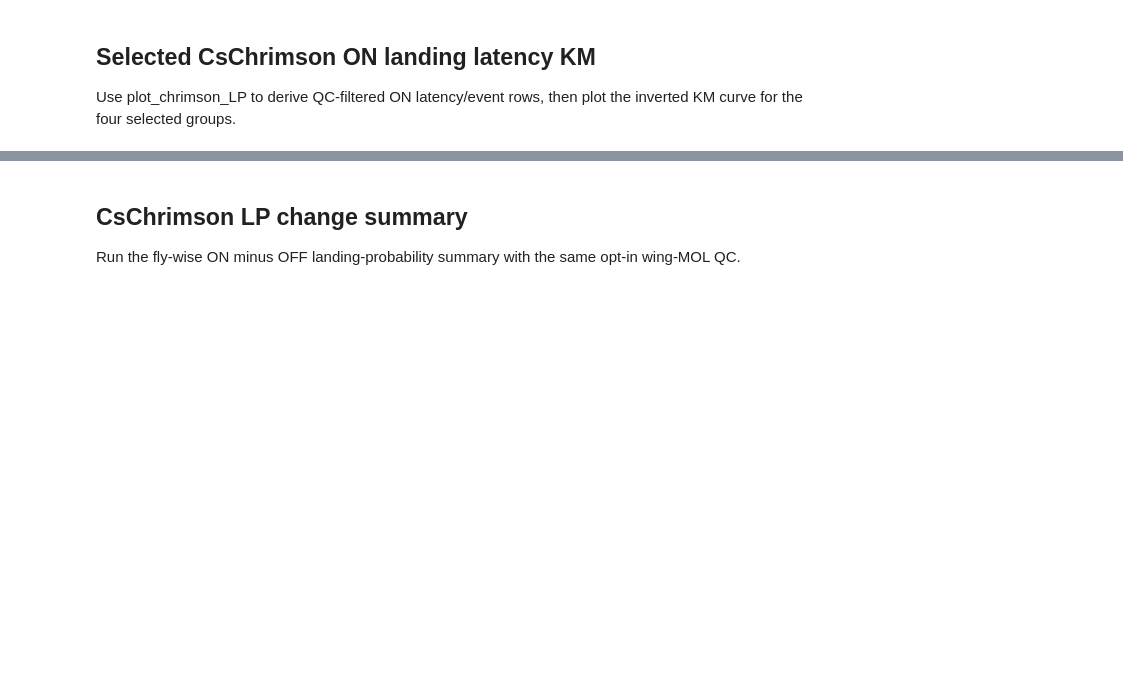
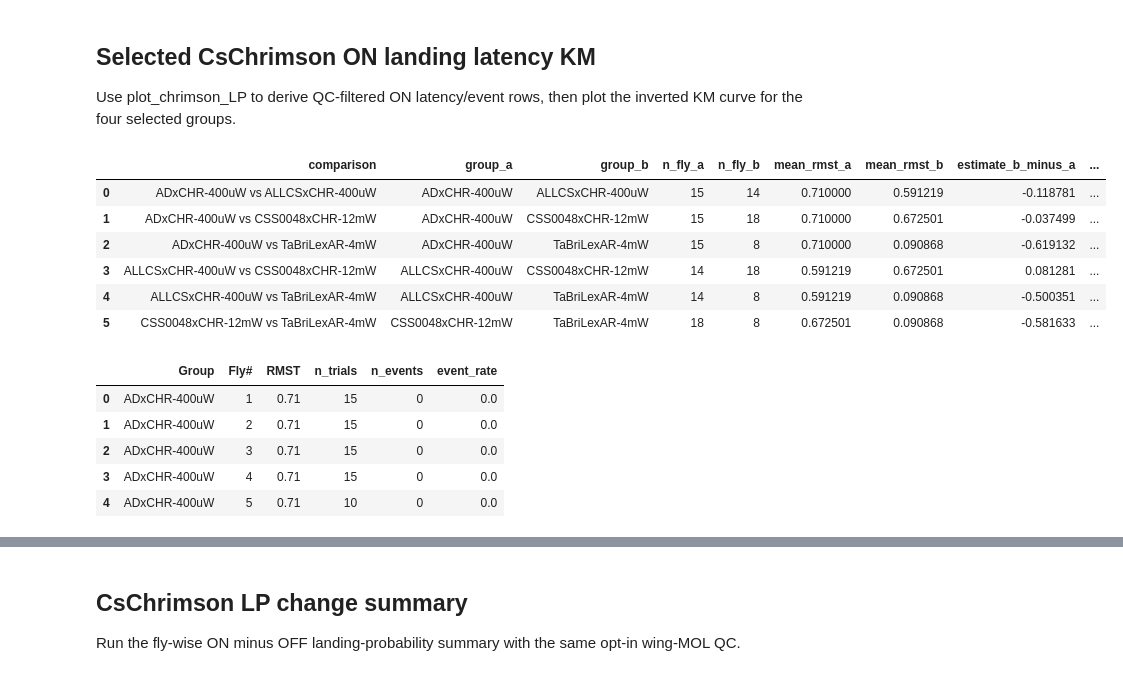
Before and after one commit to TseWeiKuo/AnalysisAndFigures, a Jupyter notebook: OptogeneticFigure.ipynb, the cells around one changed output, grey strips where cells are left out. Saved outputs shown, nothing was run; the diff lists cells and outputs as text; code cells hidden in the pictures; blank space fills up the shorter version.

```diff
--- a/OptogeneticFigure.ipynb
+++ b/OptogeneticFigure.ipynb
@@ -270,33 +270,47 @@ chr_tracking_threshold_df.head()
 
 Use plot_chrimson_LP to derive QC-filtered ON latency/event rows, then plot the inverted KM curve for the four selected groups.
 # %%
-RUN_CHR_SELECTED_ON_KM = False
+RUN_CHR_SELECTED_ON_KM = True
 
 if RUN_CHR_SELECTED_ON_KM:
     lp_out = output_folder("CsChrimson_Figure_4", "selected_groups_LP_inputs")
     selected_on_ll_data = []
     with working_directory(lp_out):
         for group_key in chrimson_selected_keys:
             selected_on_ll_data.append(
                 plotter.plot_chrimson_LP(
                     group_info=groups[group_key],
                     color="red",
                     threshold=0.71,
                     **CHR_ANGLE_QC_KWARGS,
                 )
             )
 
     km_out = output_folder("CsChrimson_Figure_4", "selected_groups_ON_landing_latency_KM")
     km_prefix = km_out / "Figure_4_selected_CsChrimson_ON_landing_latency_KM"
     selected_on_km_stats_df, selected_on_fly_rmst_df = plotter.plot_kmc_and_unpaired_rmst_perm(
         data_list=selected_on_ll_data,
         file_name=str(km_prefix),
         tau=0.71,
         n_perm=N_PERM,
         random_state=0,
         colors=chrimson_selected_colors,
         invert_curve=True,
     )
     display(selected_on_km_stats_df)
     display(selected_on_fly_rmst_df.head())
     show_pdf(f"{km_prefix}-KMC.pdf")
+# %% [output]
+|  | comparison | group_a | group_b | n_fly_a | n_fly_b | mean_rmst_a | mean_rmst_b | estimate_b_minus_a | ... |
+| 0 | ADxCHR-400uW vs ALLCSxCHR-400uW | ADxCHR-400uW | ALLCSxCHR-400uW | 15 | 14 | 0.710000 | 0.591219 | -0.118781 | ... |
+| 1 | ADxCHR-400uW vs CSS0048xCHR-12mW | ADxCHR-400uW | CSS0048xCHR-12mW | 15 | 18 | 0.710000 | 0.672501 | -0.037499 | ... |
+| 2 | ADxCHR-400uW vs TaBriLexAR-4mW | ADxCHR-400uW | TaBriLexAR-4mW | 15 | 8 | 0.710000 | 0.090868 | -0.619132 | ... |
+| 3 | ALLCSxCHR-400uW vs CSS0048xCHR-12mW | ALLCSxCHR-400uW | CSS0048xCHR-12mW | 14 | 18 | 0.591219 | 0.672501 | 0.081281 | ... |
+| 4 | ALLCSxCHR-400uW vs TaBriLexAR-4mW | ALLCSxCHR-400uW | TaBriLexAR-4mW | 14 | 8 | 0.591219 | 0.090868 | -0.500351 | ... |
+| 5 | CSS0048xCHR-12mW vs TaBriLexAR-4mW | CSS0048xCHR-12mW | TaBriLexAR-4mW | 18 | 8 | 0.672501 | 0.090868 | -0.581633 | ... |
+|  | Group | Fly# | RMST | n_trials | n_events | event_rate |
+| 0 | ADxCHR-400uW | 1 | 0.71 | 15 | 0 | 0.0 |
+| 1 | ADxCHR-400uW | 2 | 0.71 | 15 | 0 | 0.0 |
+| 2 | ADxCHR-400uW | 3 | 0.71 | 15 | 0 | 0.0 |
+| 3 | ADxCHR-400uW | 4 | 0.71 | 15 | 0 | 0.0 |
+| 4 | ADxCHR-400uW | 5 | 0.71 | 10 | 0 | 0.0 |
```
Also changed, not shown: parts of 5 cells of this notebook, 14 other files.
